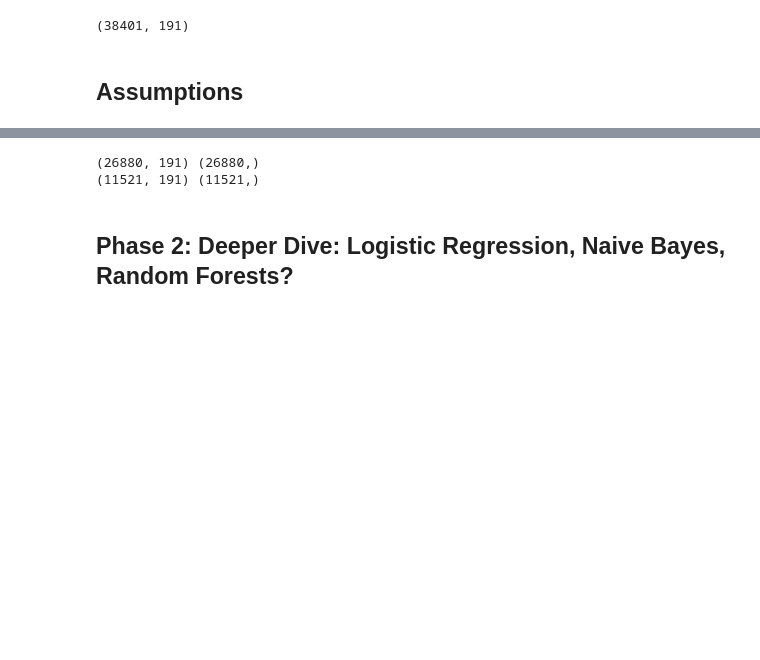
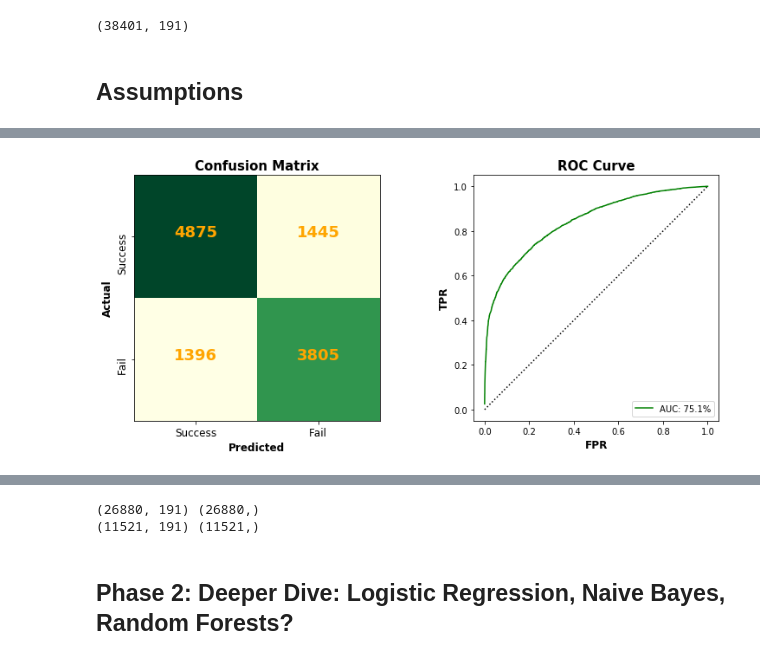
Before and after one commit to cipher813/McMahon_Metis, a Jupyter notebook: Project_3/3_Kickstarter_P2_DeeperDive_DS2.ipynb, the cells around one changed output, grey strips where cells are left out. Cells and saved outputs as stored; diff of their text form; code cells hidden in the pictures; blank space fills up the shorter version.

```diff
--- a/Project_3/3_Kickstarter_P2_DeeperDive_DS2.ipynb
+++ b/Project_3/3_Kickstarter_P2_DeeperDive_DS2.ipynb
@@ -274,0 +257,5 @@ avg / total       0.78      0.78      0.78     11521
+# %%
+model = RandomForestClassifier(max_features='auto',n_estimators=1000)
+plot_results(model,X,y,test_size=0.3)
+# %% [output]
+[figure, added]
```
Also changed, not shown: parts of 21 cells of this notebook, 14 other files.
